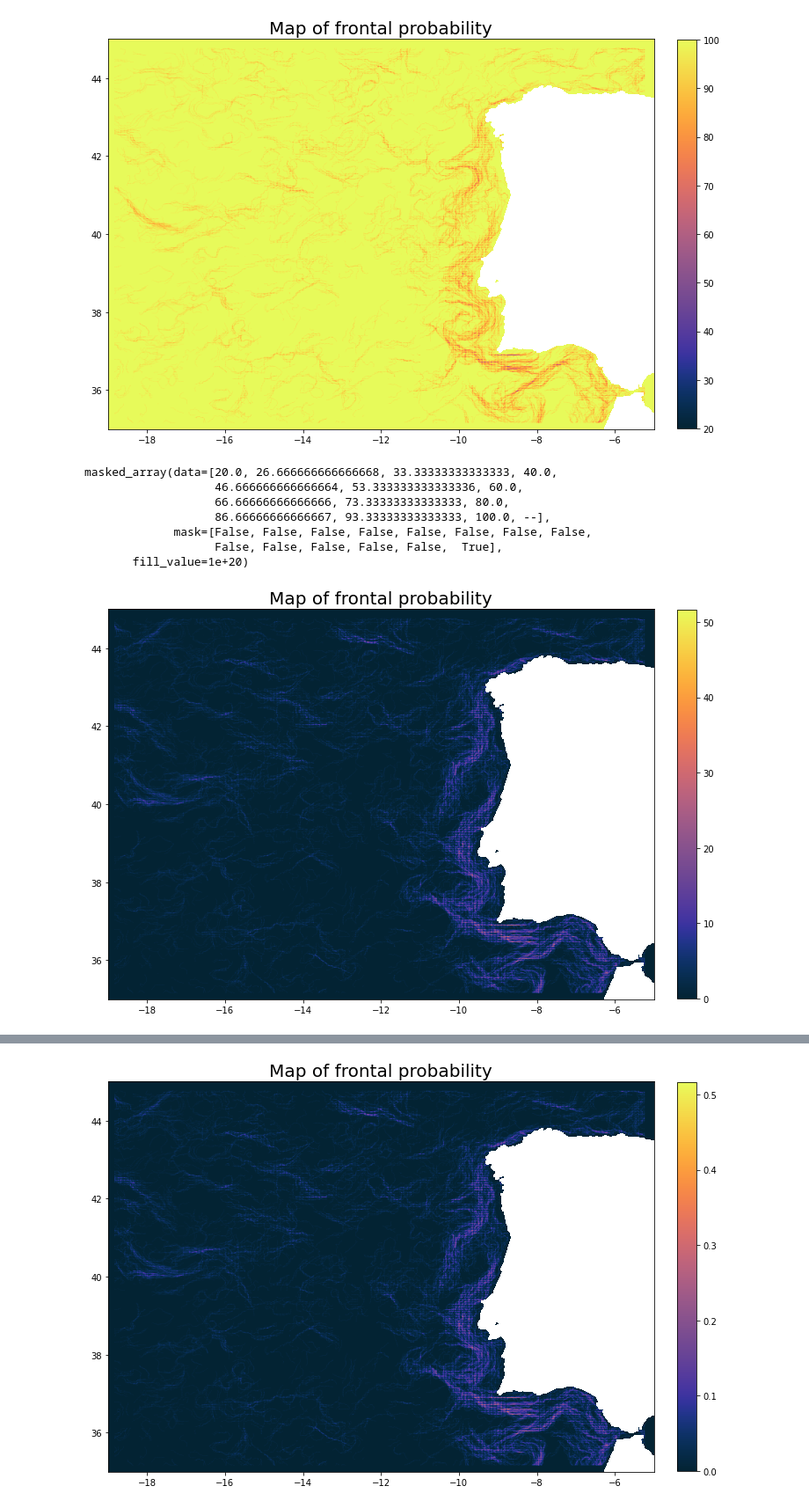
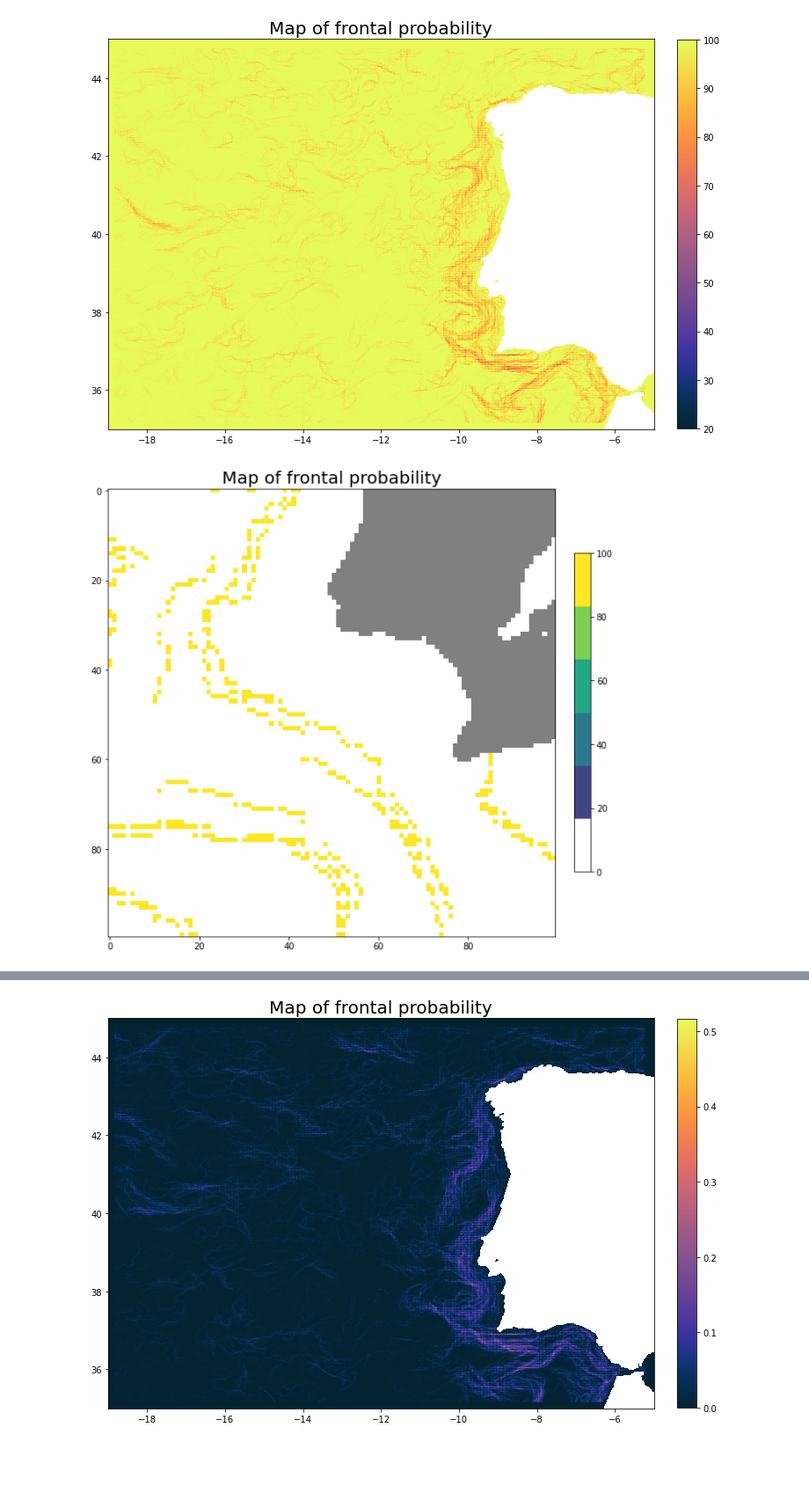
Before and after one commit to CoLAB-ATLANTIC/JUNO, a Jupyter notebook: notebooks/CayulaCornillon_frontal_prob.ipynb, the cells around one changed output, grey strips where cells are left out. Shown at 88% size. Saved outputs shown, nothing was run; the diff lists cells and outputs as text; code cells hidden in the pictures; blank space fills up the shorter version.

```diff
--- a/notebooks/CayulaCornillon_frontal_prob.ipynb
+++ b/notebooks/CayulaCornillon_frontal_prob.ipynb
@@ -575,13 +564,25 @@ fp = frontal_prob(specificday_mur_aug[:3], dict_df_mur_aug)
 # %%
+from matplotlib.colors import ListedColormap
+
 lat = Aug1_mur['latitude'].to_numpy()    #Aug1_mur ->to get the values of latitude and longitude (for MUR data)
 lon = Aug1_mur['longitude'].to_numpy()
 lat = np.unique(lat).round(3)
 lon = np.unique(lon).round(3)
 
 plt.rcParams["figure.figsize"] = (12, 10)
-plt.imshow(fp, cmocean.cm.thermal, extent=[lon[0], lon[-1], lat[0], lat[-1]])    #cmocean.cm.thermal
+
+viridis = matplotlib.cm.get_cmap('viridis', 6)
+newcolor = viridis(np.linspace(0,1,6))
+white = np.array([1, 1, 1, 1])
+newcolor[0, :] = white
+newcmp = ListedColormap(newcolor)
+newcmp.set_bad(color='gray')
+
+plt.imshow(fp[550:750, 800:900], cmap=newcmp, extent=[lon[0], lon[-1], lat[0], lat[-1]], interpolation='nearest')    #cmocean.cm.thermal [550:750, 800:900]
     #extent serve para definir a extensão do eixo dos x e dos y
 plt.title("Map of frontal probability", fontsize=20)
 plt.colorbar(fraction=0.033, pad=0.04)
+#current_cmap = matplotlib.cm.get_cmap()
+#current_cmap.set_bad(color='yellow')
 plt.show()
 # %% [output]
@@ -599,16 +600,6 @@ plt.colorbar(fraction=0.033, pad=0.04)
 plt.show()
 # %% [output]
 [figure]
-# %%
-np.unique(fp2)
-# %% [output]
-masked_array(data=[20.0, 26.666666666666668, 33.33333333333333, 40.0,
-                   46.666666666666664, 53.333333333333336, 60.0,
-                   66.66666666666666, 73.33333333333333, 80.0,
-                   86.66666666666667, 93.33333333333333, 100.0, --],
-             mask=[False, False, False, False, False, False, False, False,
-                   False, False, False, False, False,  True],
-       fill_value=1e+20)
 # %%
 def load_frontal_prob(period, dict_df):
 
@@ -664,13 +655,24 @@ def front_visualization(period, dict_df):
     lat = np.unique(lat).round(3)
     lon = np.unique(lon).round(3)
 
-    plt.rcParams["figure.figsize"] = (12, 10)
-    plt.imshow(front_prob, cmap='gray', extent=[lon[0], lon[-1], lat[0], lat[-1]])    #cmocean.cm.thermal
+    viridis = matplotlib.cm.get_cmap('viridis', 6)
+    newcolor = viridis(np.linspace(0,1,6))
+    white = np.array([1, 1, 1, 1])
+    newcolor[0, :] = white
+    newcmp = ListedColormap(newcolor)
+    newcmp.set_bad(color='gray')
+
+    fig = plt.figure()
+    plt.rcParams["figure.figsize"] = (10, 10)
+    plt.imshow(front_prob[600:700, 900:1000], cmap=newcmp, interpolation='nearest')    #cmocean.cm.thermal
     #extent serve para definir a extensão do eixo dos x e dos y
     plt.title("Map of frontal probability", fontsize=20)
     plt.colorbar(fraction=0.033, pad=0.04)
     plt.show()
+    fig.savefig('image1.png', dpi=600)
+
+    return front_prob
 # %%
-front_visualization(specificday_mur_aug, dict_df_mur_aug)
+frente = front_visualization(specificday_mur_aug[:1], dict_df_mur_aug)
 # %% [output]
-[figure, old version]
+[figure, new version]
```
Also changed, not shown: parts of 13 cells of this notebook, 9 other files.
